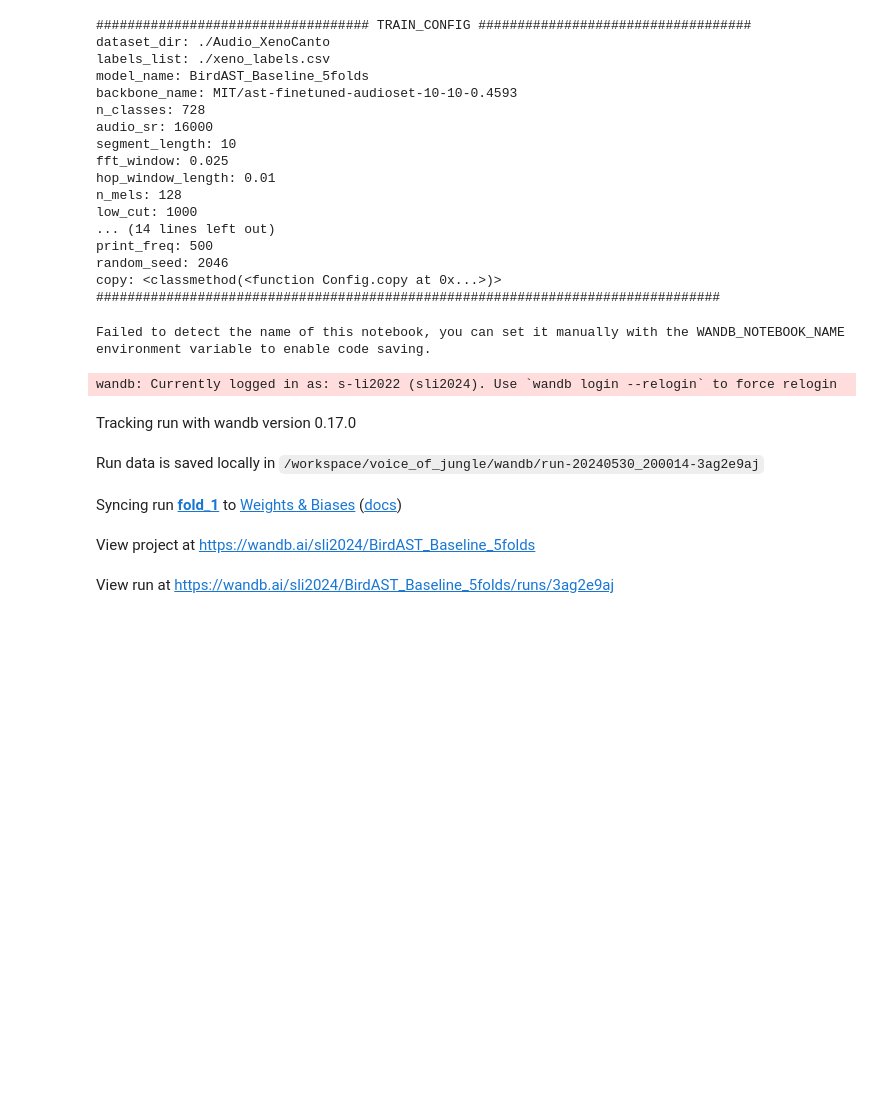
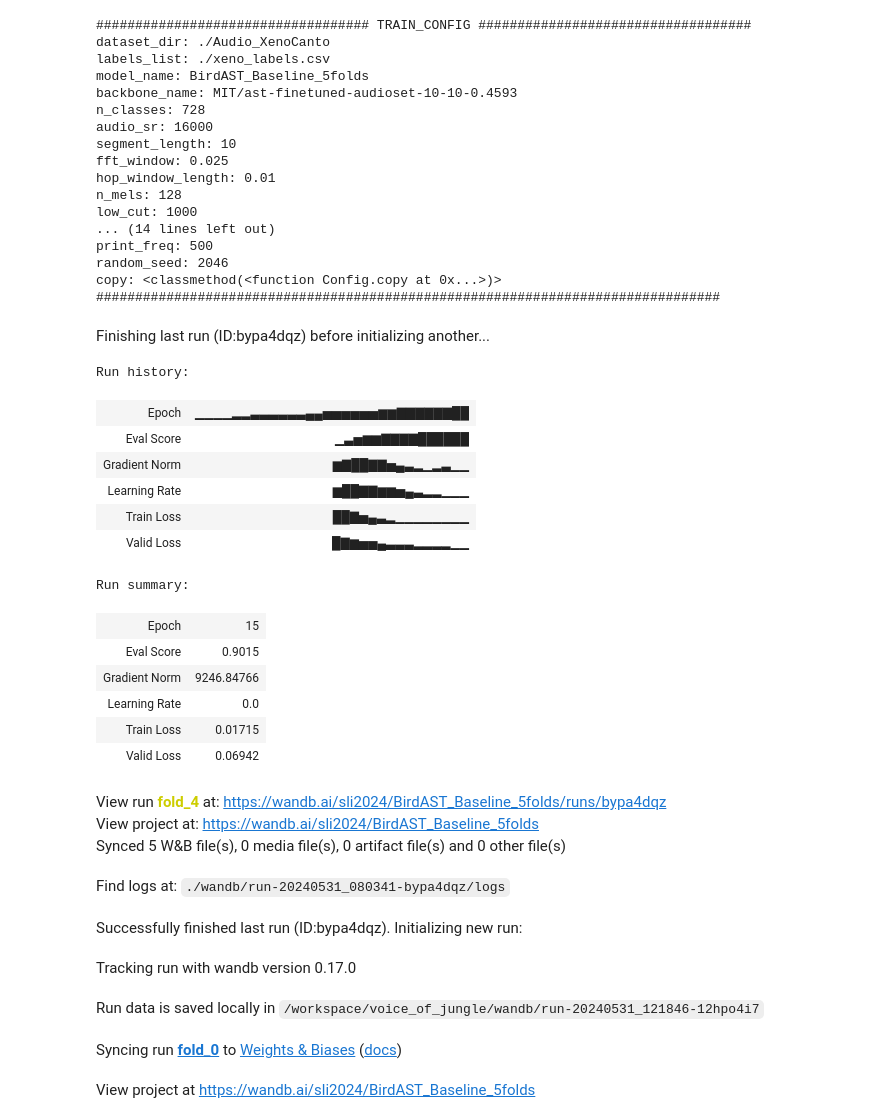
Before and after one commit to AzimuthLI/voice_of_jungle, a Jupyter notebook: train_ast_wandb.ipynb, the cells around one changed output. Saved outputs shown, nothing was run; the diff lists cells and outputs as text; code cells hidden in the pictures; blank space fills up the shorter version.

```diff
--- a/train_ast_wandb.ipynb
+++ b/train_ast_wandb.ipynb
@@ -729,7 +729,7 @@ loader_kwargs = {
 
 prediction_columns = [f"pred_{i}" for i in range(config.n_classes)]
 
-for fold_id in range(1, config.n_splits):
+for fold_id in range(0, config.n_splits):
     tik = time()
 
     wandb_init(project_name=config.model_name, run_name=f"fold_{fold_id}", config=config)
@@ -759,37 +759,56 @@ for fold_id in range(1, config.n_splits):
 
     df_valid = pd.DataFrame({'species_id': valid_df['species_id'], 'fold': fold})
     df_valid[prediction_columns] = best_preds
 
     oof = pd.concat([oof, df_valid], axis=0).reset_index(drop=True)
 
     save_model_name = f"{config.model_name}_fold_{fold_id}"
     torch.save(best_weights, f"{config.log_dir}/{save_model_name}.pth")
 
     del train_folds, valid_folds, train_loader, valid_loader
     torch.cuda.empty_cache()
     gc.collect()
 
     valid_loss_fold = eval_fn(
         torch.tensor(oof[prediction_columns].values),
         torch.tensor(oof['species_id'].values)
     )
     logger.info(f"Fold {fold_id} | Time: {(time() - tik)/60:.2f}min | Overall Evaluation Loss: {valid_loss_fold:.4f}")
 
     # Save the oof predictions
     oof.to_csv(f"{config.log_dir}/{config.model_name}_oof.csv", index=False)
 
+    wandb.finish()
+
 # Summarize the final results
 valid_loss = eval_fn(
     torch.tensor(oof[prediction_columns].values),
     torch.tensor(oof['species_id'].values)
 )
 
 plot_loss_record(loss_history, valid_loss, start_at=0, save_to=os.path.join(config.log_dir, f"{config.model_name}_loss.jpg"))
 # %% [output]
+Finishing last run (ID:bypa4dqz) before initializing another...
-Failed to detect the name of this notebook, you can set it manually with the WANDB_NOTEBOOK_NAME environment variable to enable code saving.
+Run history:
+| Epoch | ▁▁▁▁▂▂▃▃▃▃▃▃▄▄▅▅▅▅▅▅▆▆▇▇▇▇▇▇██ |
+| Eval Score | ▁▃▅▆▆▇▇▇▇██████ |
+| Gradient Norm | ▆▇██▇▇▅▄▃▂▁▂▃▁▁ |
+| Learning Rate | ▆██▇▇▆▆▅▄▃▂▂▁▁▁ |
+| Train Loss | ██▇▅▄▃▂▁▁▁▁▁▁▁▁ |
+| Valid Loss | █▇▆▅▅▄▃▃▃▂▂▂▂▁▁ |
-wandb: Currently logged in as: s-li2022 (sli2024). Use `wandb login --relogin` to force relogin
+Run summary:
-Tracking run with wandb version 0.17.0
+| Epoch | 15 |
+| Eval Score | 0.9015 |
+| Gradient Norm | 9246.84766 |
+| Learning Rate | 0.0 |
+| Train Loss | 0.01715 |
+| Valid Loss | 0.06942 |
-Run data is saved locally in /workspace/voice_of_jungle/wandb/run-20240530_200014-3ag2e9aj
+View run fold_4 at: https://wandb.ai/sli2024/BirdAST_Baseline_5folds/runs/bypa4dqz
+View project at: https://wandb.ai/sli2024/BirdAST_Baseline_5folds
+Synced 5 W&B file(s), 0 media file(s), 0 artifact file(s) and 0 other file(s)
-Syncing run fold_1 to Weights & Biases (docs)
+Find logs at: ./wandb/run-20240531_080341-bypa4dqz/logs
-View project at https://wandb.ai/sli2024/BirdAST_Baseline_5folds
+Successfully finished last run (ID:bypa4dqz). Initializing new run:
-View run at https://wandb.ai/sli2024/BirdAST_Baseline_5folds/runs/3ag2e9aj
+Tracking run with wandb version 0.17.0
+Run data is saved locally in /workspace/voice_of_jungle/wandb/run-20240531_121846-12hpo4i7
+Syncing run fold_0 to Weights & Biases (docs)
+View project at https://wandb.ai/sli2024/BirdAST_Baseline_5folds
```
Also changed, not shown: parts of 8 cells of this notebook, 2 other files.
